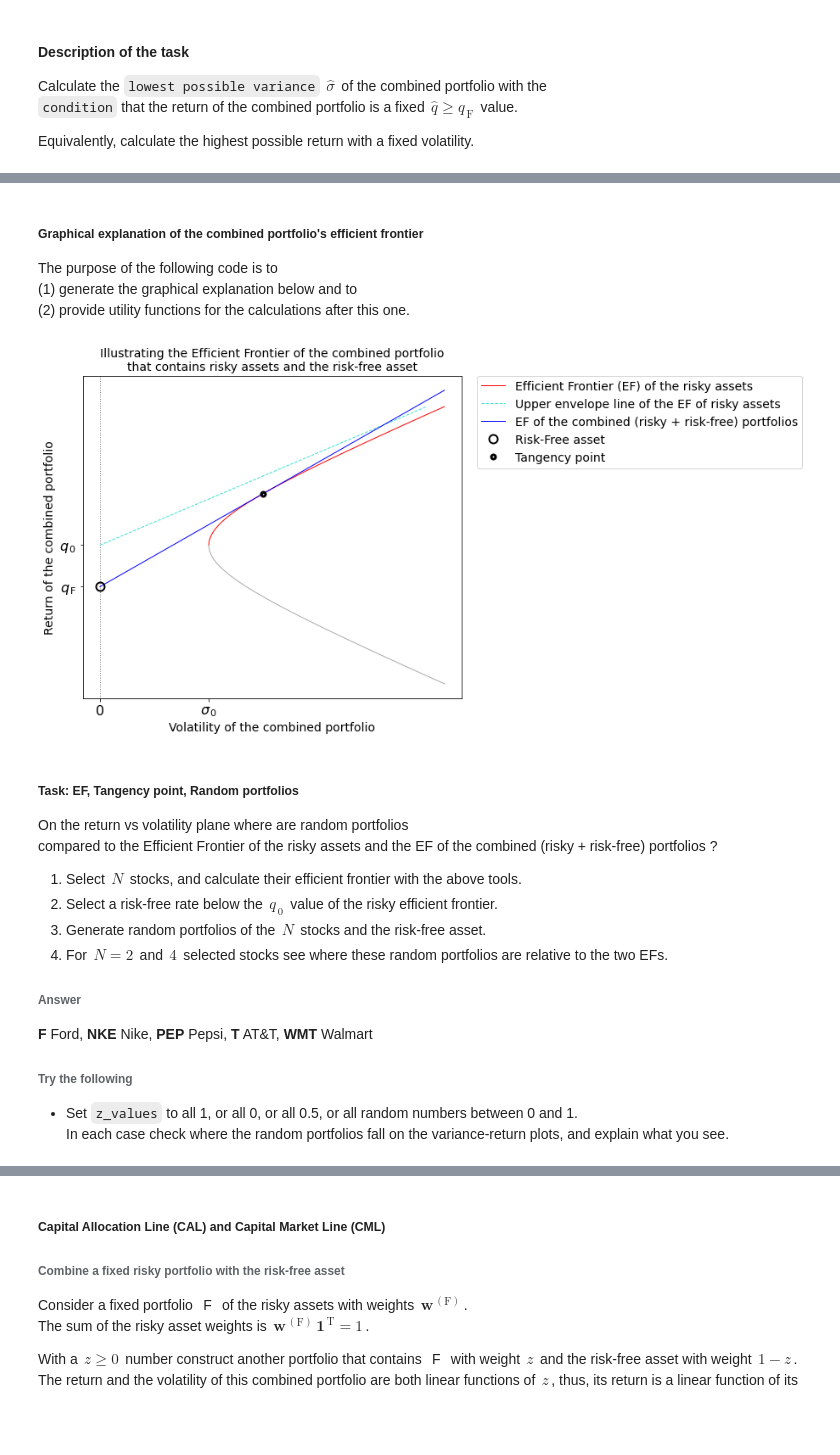
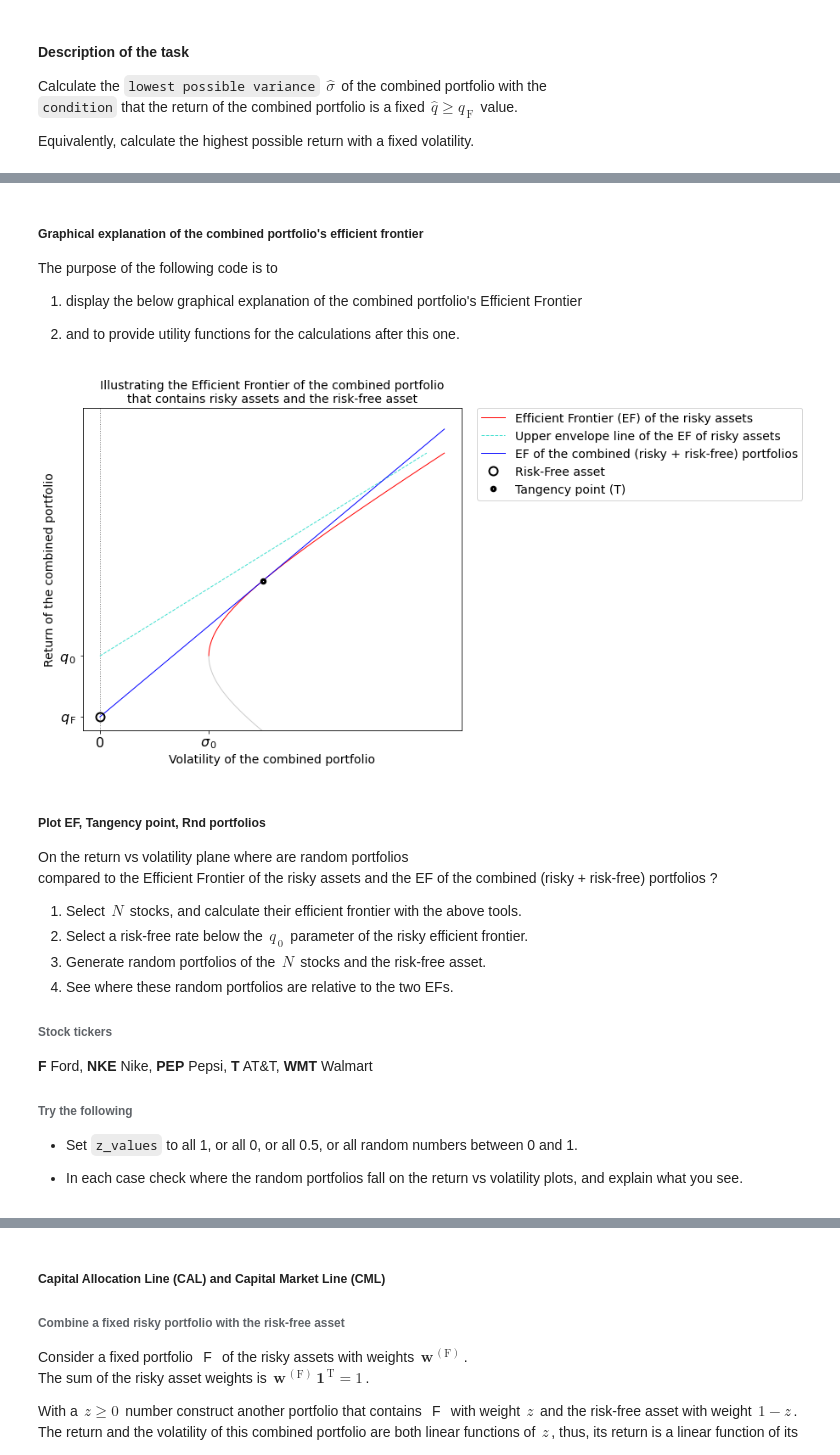
Before and after one commit to fij/btup, a Jupyter notebook: 02 Efficient Markets.ipynb, the cells around one changed output, grey strips where cells are left out. Cells and saved outputs as stored; diff of their text form; code cells hidden in the pictures; blank space fills up the shorter version.

```diff
--- a/02 Efficient Markets.ipynb
+++ b/02 Efficient Markets.ipynb
@@ -1246,10 +1328,11 @@ $\displaystyle{x=\frac{K\,\sigma_{\,0}}{q_{\,0}-q_{\,\mathrm{F}}}\,}$.
 ##### Graphical explanation of the combined portfolio's efficient frontier
 
 The purpose of the following code is to
-<br/>
-(1) generate the graphical explanation below and to
-<br/>
-(2) provide utility functions for the calculations after this one.
+
+1. display the below graphical explanation of the combined portfolio's Efficient Frontier
+
+
+2. and to provide utility functions for the calculations after this one.
 # %%
 import matplotlib.pyplot as plt
 import numpy as np
@@ -1305,55 +1388,58 @@ def plot_combined_portfolio_eff_front():
     risky_EF_up, risky_EF_lo = risky_EF_vol(_q_0, _plot_q_min, _plot_q_max, _K, _sigma_0_sqr, _n_points_risky_EF)
     upper_envelope_line = [[0.0, (_plot_q_max - _q_0) / _K], [_q_0, _plot_q_max]]
     tangency_point, tangent_line = tangency_point_and_combined_EF(_q_0, _q_F, _K, _sigma_0_sqr, _plot_q_max)
     assert tangency_point[1] < _plot_q_max, 'Tangency point return is above maximum plotted return'
 
     # plot all
     for xtick_ytick in ['xtick', 'ytick']:
         plt.rc(xtick_ytick, labelsize=TICKS_FONTSIZE)
     plt.plot(*risky_EF_up, label='Efficient Frontier (EF) of the risky assets', color='r', lw=1, zorder=3)
-    plt.plot(*risky_EF_lo, color='#aaa', lw=1, zorder=3)
+    plt.plot(*risky_EF_lo, color='#ccc', lw=1, zorder=3)
     plt.plot(*upper_envelope_line, c='#40E0D0', linestyle='--', lw=1, zorder=4,
              label='Upper envelope line of the EF of risky assets')
     plt.plot(*tangent_line, c='b', lw=1, zorder=5, label='EF of the combined (risky + risk-free) portfolios')
     plt.plot([0], [_q_F], c='k', marker='o', lw=0, ms=10, fillstyle='none', mew=2, label='Risk-Free asset', zorder=6)
-    plt.plot(*tangency_point, c='k', lw=0, marker='.', mew=3, ms=10, fillstyle='none', label='Tangency point', zorder=6)
+    plt.plot(*tangency_point, c='k', lw=0, marker='.', mew=3, ms=9, fillstyle='none', label='Tangency point (T)',
+             zorder=6)
 
     plt.legend(bbox_to_anchor=(1.04, 1), loc=2, borderaxespad=0.0, fontsize=FONTSIZE)
     plt.title('Illustrating the Efficient Frontier of the combined portfolio\n' +
               'that contains risky assets and the risk-free asset', fontsize=FONTSIZE)
     plt.xlabel('Volatility of the combined portfolio', fontsize=FONTSIZE)
     plt.ylabel('Return of the combined portfolio', fontsize=FONTSIZE)
     plt.axvline(0, c='gray', ls='dotted', lw=1)
     plt.xticks([0, np.sqrt(_sigma_0_sqr)], [0, '$\sigma_{\,0}$'])
     plt.yticks([_q_F, _q_0], ['$q_{\,\mathrm{F}}$', '$q_{\,0}$'])
+    plt.ylim(bottom=-_q_F)
 
     fig = plt.gcf()
     fig.set_size_inches([8, 7])
     plt.show()
 
 
 plot_combined_portfolio_eff_front()
 # %% [output]
-[figure, old version]
+[figure, new version]
 # %% [markdown]
-##### Task: EF, Tangency point, Random portfolios
+##### Plot EF, Tangency point, Rnd portfolios
 
 On the return vs volatility plane where are random portfolios<br/>
 compared to the Efficient Frontier of the risky assets and the EF of the combined (risky + risk-free) portfolios ?
 
 1. Select $\,N\,$ stocks, and calculate their efficient frontier with the above tools.
-2. Select a risk-free rate below the $\,q_{\,0}\,$ value of the risky efficient frontier.
+2. Select a risk-free rate below the $\,q_{\,0}\,$ parameter of the risky efficient frontier.
 3. Generate random portfolios of the $\,N\,$ stocks and the risk-free asset.
-4. For $\,N=2\,$ and $\,4\,$ selected stocks see where these random portfolios are relative to the two EFs.
+4. See where these random portfolios are relative to the two EFs.
 
-###### Answer
+###### Stock tickers
 
 **F** Ford, **NKE** Nike, **PEP** Pepsi, **T** AT&T, **WMT** Walmart
 
 ###### Try the following
 
 * Set `z_values` to all 1, or all 0, or all 0.5, or all random numbers between 0 and 1.<br/>
-In each case check where the random portfolios fall on the variance-return plots, and explain what you see.
+
+* In each case check where the random portfolios fall on the return vs volatility plots, and explain what you see.
 # %%
 import numpy as np
 import matplotlib.pyplot as plt
```
Also changed, not shown: parts of 8 cells of this notebook.
